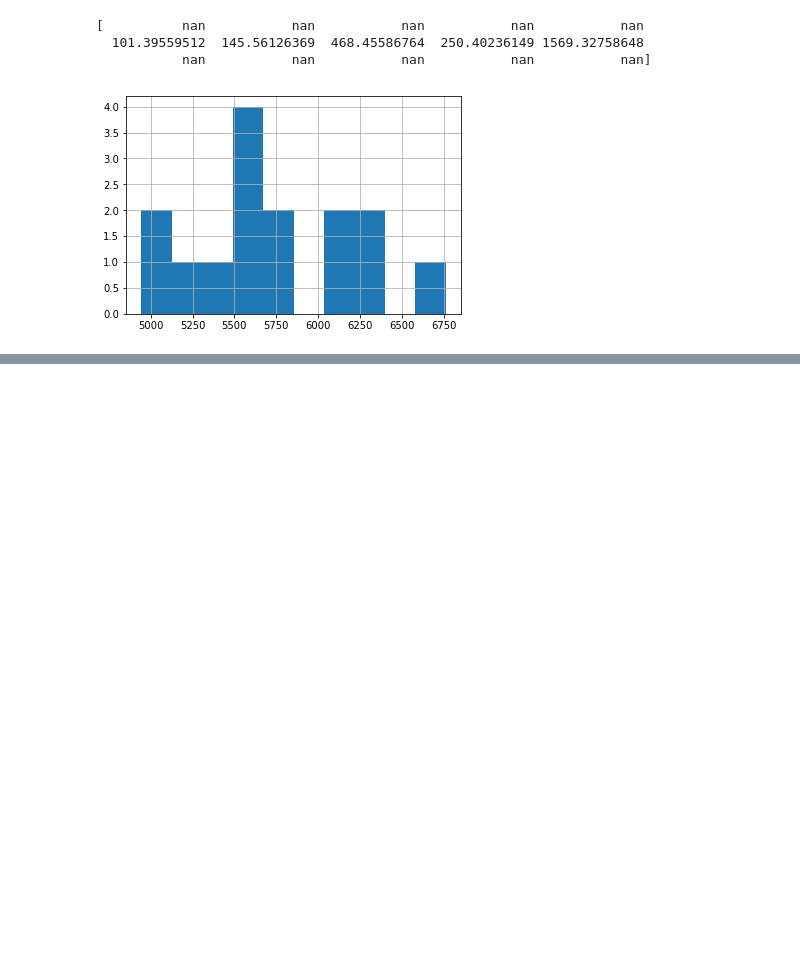
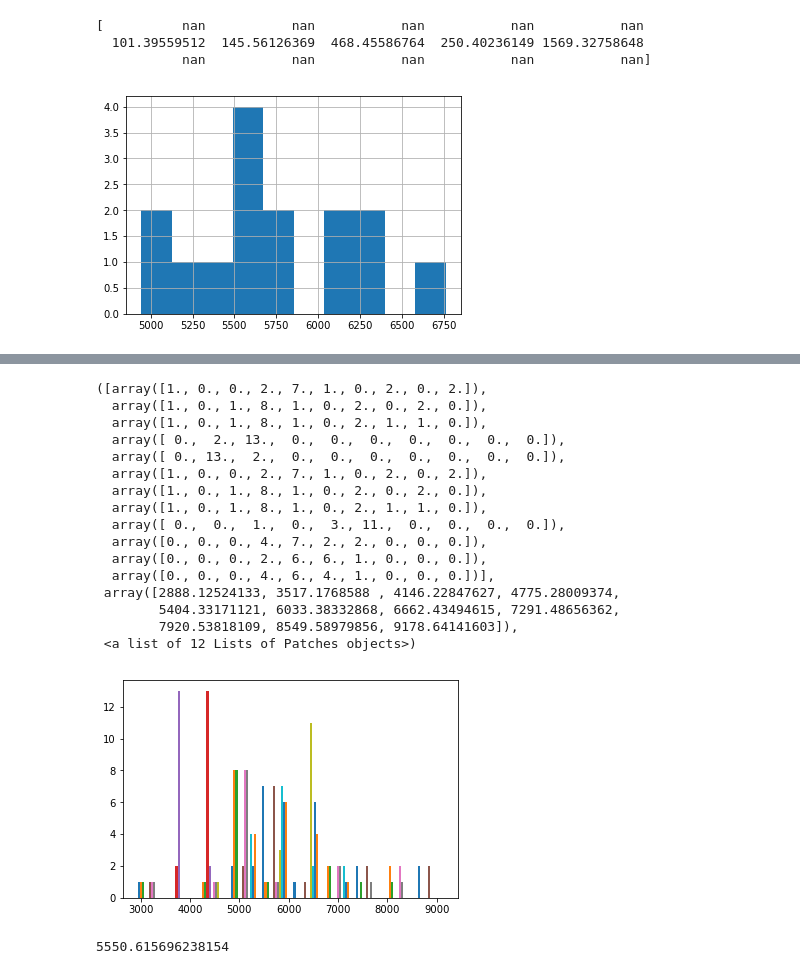
Before and after one commit to Loreta-freckles/proyectolab1, a Jupyter notebook: datos.ipynb, the cells around one changed output, grey strips where cells are left out. Drawn from its saved outputs; the diff is of its cells as text; code cells hidden in the pictures; blank space fills up the shorter version.

```diff
--- a/datos.ipynb
+++ b/datos.ipynb
@@ -427,0 +444,14 @@ plt.grid('true')
+# %%
+radiochiuvic13= radio( dist4, abs(  - angulovic13  ) )#eratostenes en chiu
+radiocc13=radio(dist1,abs( angulochillan13 ))  #eratrostenes
+radiocc14=radio(dist1,abs( angulochillan14 ))  #era un eratostenes en chiu
+radioconchi14=radio(dist3,abs( anguloconce14  - angulochiu14)) # reconsiderar :c
+radiochiuvic14= radio( dist4, abs( - angulovic14  ) ) #le quite aangulochiu14 por eratostenes en chiu
+radiocc12=radio(dist1,abs( angulochiu12))  #le reste angulochillan12 eratostenes en chillan
+radioconchi12=radio(dist3,abs( - angulochiu12 )) #le reste anguloconce12  ertaostenes en conce
+radiochiuvic12= radio( dist4, abs( angulochiu12  ) ) # eratostenes en victoria
+radiocc15=radio(dist1,abs( angulochiu15 ))  #considerar, le quite -angulochillan15, por eratostenes  en chillan
+radiochiuvic15= radio( dist4, abs( angulochiu15  ) ) # ksi eratostenes en victoria
+radiocc10=radio(dist1,abs( angulochiu10 )) #eratostenes en  chillan ,quite angulochillan10
+radioconchi10=radio(dist3,abs(   - angulochiu10)) #eratostenes en conce , quite anguloconce10
+radiochiuvic10= radio( dist4, abs( angulochiu10  ) ) #eratostenes en  victoria quite  angulovic10
@@ -427,0 +463,24 @@ plt.grid('true')
+# %%
+plt.hist(tot_radios_selec)
+# %% [output]
+([array([1., 0., 0., 2., 7., 1., 0., 2., 0., 2.]),
+  array([1., 0., 1., 8., 1., 0., 2., 0., 2., 0.]),
+  array([1., 0., 1., 8., 1., 0., 2., 1., 1., 0.]),
+  array([ 0.,  2., 13.,  0.,  0.,  0.,  0.,  0.,  0.,  0.]),
+  array([ 0., 13.,  2.,  0.,  0.,  0.,  0.,  0.,  0.,  0.]),
+  array([1., 0., 0., 2., 7., 1., 0., 2., 0., 2.]),
+  array([1., 0., 1., 8., 1., 0., 2., 0., 2., 0.]),
+  array([1., 0., 1., 8., 1., 0., 2., 1., 1., 0.]),
+  array([ 0.,  0.,  1.,  0.,  3., 11.,  0.,  0.,  0.,  0.]),
+  array([0., 0., 0., 4., 7., 2., 2., 0., 0., 0.]),
+  array([0., 0., 0., 2., 6., 6., 1., 0., 0., 0.]),
+  array([0., 0., 0., 4., 6., 4., 1., 0., 0., 0.])],
+ array([2888.12524133, 3517.1768588 , 4146.22847627, 4775.28009374,
+        5404.33171121, 6033.38332868, 6662.43494615, 7291.48656362,
+        7920.53818109, 8549.58979856, 9178.64141603]),
+ <a list of 12 Lists of Patches objects>)
+[figure, added]
+# %%
+np.mean(tot_radios_selec)
+# %% [output]
+5550.615696238154
```
Also changed, not shown: parts of 3 cells of this notebook.
